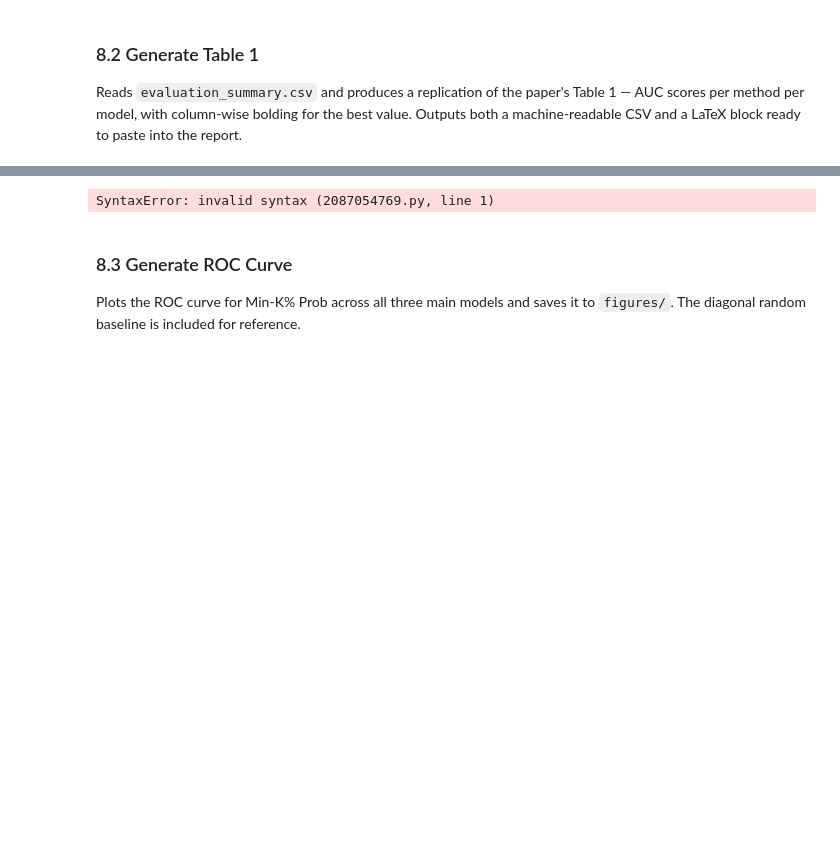
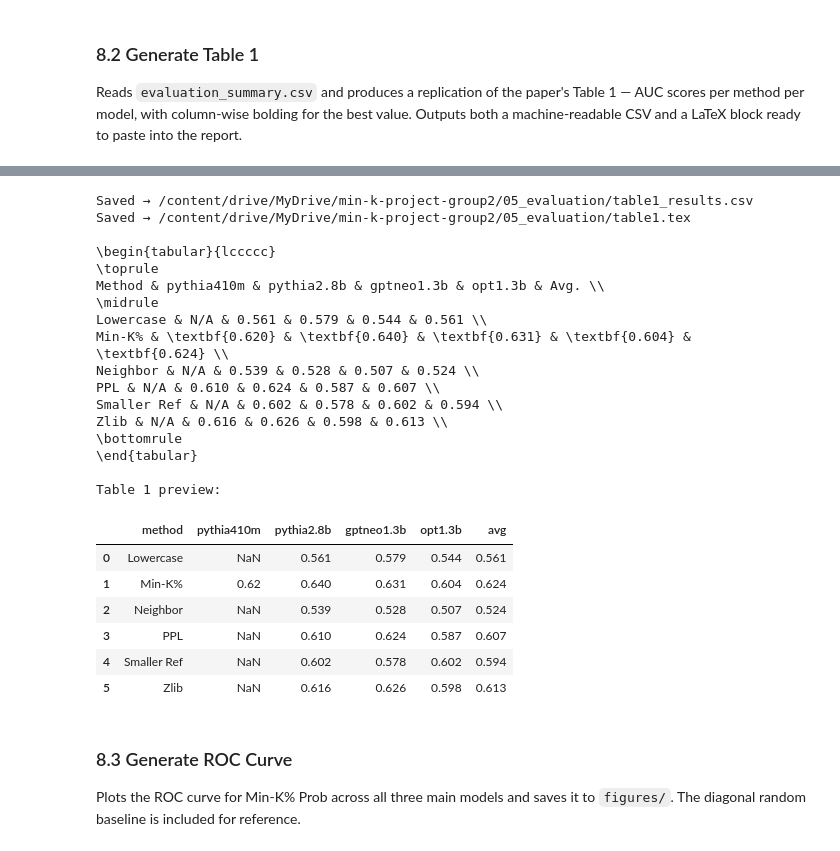
Before and after one commit to dazzlear/ai-final-project, a Jupyter notebook: master_notebook.ipynb, the cells around one changed output, grey strips where cells are left out. Drawn from its saved outputs; the diff is of its cells as text; code cells hidden in the pictures; blank space fills up the shorter version.

```diff
--- a/master_notebook.ipynb
+++ b/master_notebook.ipynb
@@ -1677,16 +1710,39 @@ Reads `evaluation_summary.csv` and produces a replication of the paper's Table 1
 # %%
-PYTHONPATH=/content/ai-final-project python scripts/make_table1.py \
+!python scripts/make_table1.py \
     --input_dir     {DRIVE_05} \
     --output_dir    {DRIVE_05} \
     --model_keys    {_model_keys_arg}
 
 print('\nTable 1 preview:')
 import pandas as pd
 _table_csv = f'{DRIVE_05}/table1_results.csv'
 df_table   = pd.read_csv(_table_csv)
 display(df_table)
 # %% [output]
-SyntaxError: invalid syntax (2087054769.py, line 1)
+Saved → /content/drive/MyDrive/min-k-project-group2/05_evaluation/table1_results.csv
+Saved → /content/drive/MyDrive/min-k-project-group2/05_evaluation/table1.tex
+
+\begin{tabular}{lccccc}
+\toprule
+Method & pythia410m & pythia2.8b & gptneo1.3b & opt1.3b & Avg. \\
+\midrule
+Lowercase & N/A & 0.561 & 0.579 & 0.544 & 0.561 \\
+Min-K% & \textbf{0.620} & \textbf{0.640} & \textbf{0.631} & \textbf{0.604} & \textbf{0.624} \\
+Neighbor & N/A & 0.539 & 0.528 & 0.507 & 0.524 \\
+PPL & N/A & 0.610 & 0.624 & 0.587 & 0.607 \\
+Smaller Ref & N/A & 0.602 & 0.578 & 0.602 & 0.594 \\
+Zlib & N/A & 0.616 & 0.626 & 0.598 & 0.613 \\
+\bottomrule
+\end{tabular}
+
+Table 1 preview:
+|  | method | pythia410m | pythia2.8b | gptneo1.3b | opt1.3b | avg |
+| 0 | Lowercase | NaN | 0.561 | 0.579 | 0.544 | 0.561 |
+| 1 | Min-K% | 0.62 | 0.640 | 0.631 | 0.604 | 0.624 |
+| 2 | Neighbor | NaN | 0.539 | 0.528 | 0.507 | 0.524 |
+| 3 | PPL | NaN | 0.610 | 0.624 | 0.587 | 0.607 |
+| 4 | Smaller Ref | NaN | 0.602 | 0.578 | 0.602 | 0.594 |
+| 5 | Zlib | NaN | 0.616 | 0.626 | 0.598 | 0.613 |
 # %% [markdown]
 ### 8.3 Generate ROC Curve
 
```
Also changed, not shown: parts of 6 cells of this notebook.
